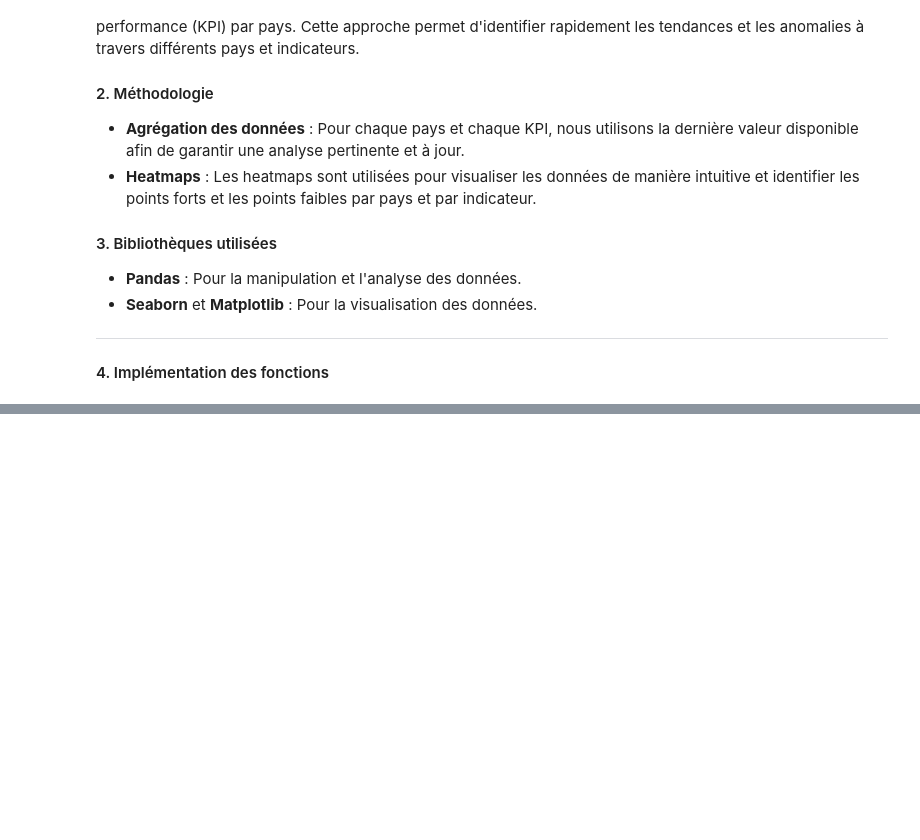
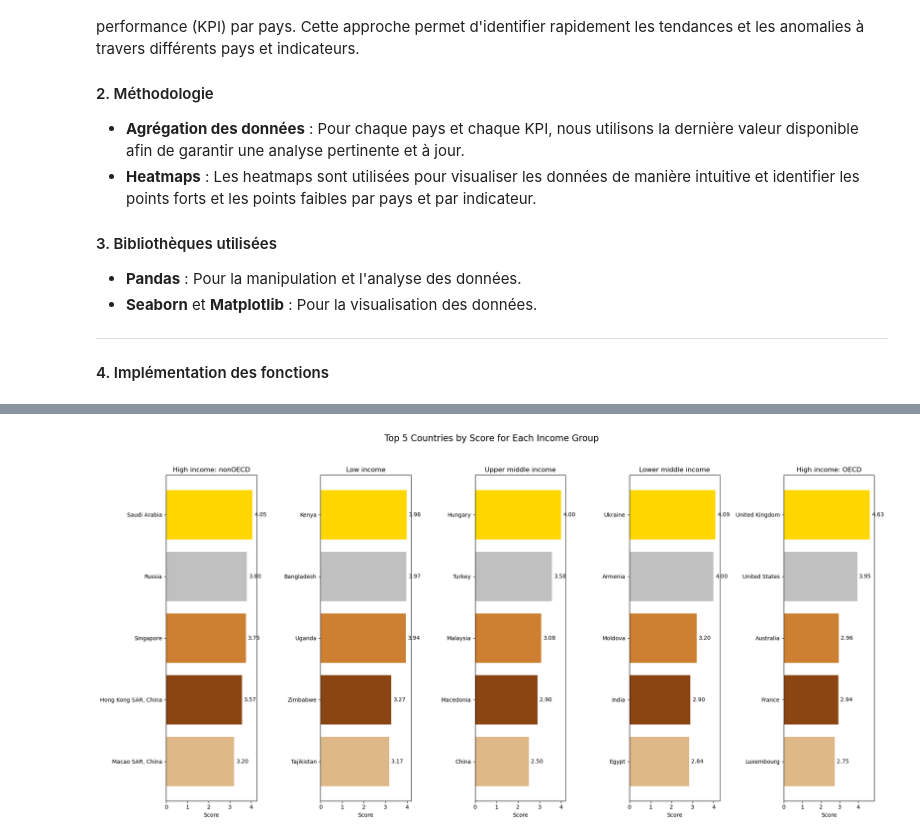
Before and after one commit to Najia-afk/mission2, a Jupyter notebook: Mission2.ipynb, the cells around one changed output, grey strips where cells are left out. Saved outputs shown, nothing was run; the diff lists cells and outputs as text; code cells hidden in the pictures; blank space fills up the shorter version.

```diff
--- a/Mission2.ipynb
+++ b/Mission2.ipynb
@@ -641,7 +641,7 @@ statistics_df = calculate_statistics(combined_latest_values, EdStatsSeries_reduc
 statistics_df.to_csv('data/graph/statistics.csv', index=False)
 
 # Sélection des 20 meilleurs pays pour chaque groupe de revenus et enrichissement du DataFrame des statistiques
-top_countries_dict, enriched_statistics_df = select_top_countries(EdStatsCountry_reduced, combined_latest_values, statistics_df, top_n=10)
+top_countries_dict, enriched_statistics_df = select_top_countries(EdStatsCountry_reduced, combined_latest_values, statistics_df, top_n=50)
 enriched_statistics_df.to_csv('data/graph/enriched_statistics.csv', index=False)
 
 # Dessiner les histogrammes à partir des statistiques calculées
@@ -799,0 +782,90 @@ create_styled_table(combined_latest_values)
+# %%
+import pandas as pd
+import numpy as np
+import matplotlib.pyplot as plt
+from math import pi
+
+# Define the rank-to-score mapping function
+def rank_to_score(rank):
+    if pd.isna(rank) or rank > 20:  # If rank is NaN or greater than 20, return 0
+        return 0
+    if rank == 1:
+        return 10
+    elif 1 < rank <= 10:
+        return 11 - rank
+    else:
+        return 0
+
+# Define the KPI weights
+weights = {
+    'IT.NET.USER.P2': 0.15, 'IT.CMP.PCMP.P2': 0.15, 'UIS.MS.56.T': 0.10, 'UIS.MENFR.56': 0.05, 'UIS.MSEP.56': 0.05,
+    'PRJ.POP.ALL.2.MF': 0.03, 'PRJ.POP.ALL.3.MF': 0.03, 'PRJ.POP.ALL.4.MF': 0.04, 'SE.SEC.ENRR': 0.05, 'SE.TER.ENRR': 0.05,
+    'SE.TER.GRAD': 0.05, 'SE.XPD.SECO.ZS': 0.05, 'SE.XPD.TERT.ZS': 0.05, 'SE.XPD.TOTL.GD.ZS': 0.05, 'SL.UEM.NEET.ZS': 0.05, 'SE.SEC.ENRL.VO.ZS': 0.05
+}
+
+# Calculate scores for each country based on ranks and weights
+def calculate_country_scores(statistics_df, weights):
+    country_scores = {}
+
+    for _, row in statistics_df.iterrows():
+        country_code = row['Country Code']
+        if pd.isnull(country_code):
+            continue
+
+        if country_code not in country_scores:
+            country_scores[country_code] = 0
+
+        for kpi, weight in weights.items():
+            if kpi == row['Indicator Code']:
+                rank = row['Country Rank']
+                score = rank_to_score(rank)
+                weighted_score = score * weight
+                country_scores[country_code] += weighted_score
+
+    return country_scores
+
+# Calculate scores
+country_scores = calculate_country_scores(enriched_statistics_df, weights)
+
+# Convert to DataFrame for easier manipulation
+country_scores_df = pd.DataFrame(country_scores.items(), columns=['Country Code', 'Score'])
+
+# Merge scores with metadata to get income groups and country names
+merged_scores_df = pd.merge(country_scores_df, EdStatsCountry_reduced[['Country Code', 'Income Group', 'Short Name']], on='Country Code')
+
+# Top Y countries for each income group
+top_y = 5
+income_groups = merged_scores_df['Income Group'].unique()
+top_per_income_group = {}
+
+for income_group in income_groups:
+    group_data = merged_scores_df[merged_scores_df['Income Group'] == income_group]
+    top_per_income_group[income_group] = group_data.nlargest(top_y, 'Score')
+
+# Define colors for the top ranks (reversed order)
+colors = ['#DEB887', '#8B4513', '#CD7F32', '#C0C0C0', '#FFD700']
+
+# Plotting the enhanced dashboard
+fig, axs = plt.subplots(1, len(income_groups), figsize=(20, 10))
+
+fig.suptitle(f'Top {top_y} Countries by Score for Each Income Group', fontsize=16)
+
+# Top Y countries per income group with styled bar charts
+for i, income_group in enumerate(income_groups):
+    group_data = top_per_income_group[income_group]
+    group_data = group_data.sort_values(by='Score', ascending=True)
+    colors_to_use = colors[-len(group_data):] + ['#A9A9A9'] * (len(group_data) - len(colors[-len(group_data):]))
+
+    bars = axs[i].barh(group_data['Short Name'], group_data['Score'], color=colors_to_use)
+    axs[i].set_title(f'{income_group}')
+    axs[i].set_xlabel('Score')
+ # Highest scores at the top
+
+    # Add score labels at the end of the bars
+    for bar, score in zip(bars, group_data['Score']):
+        axs[i].text(bar.get_width() + 0.1, bar.get_y() + bar.get_height()/2, f'{score:.2f}', va='center', ha='left')
+
+plt.tight_layout(rect=[0, 0, 1, 0.95])
+plt.show()
+# %% [output]
+[figure, added]
```
Also changed, not shown: parts of 9 cells of this notebook.
